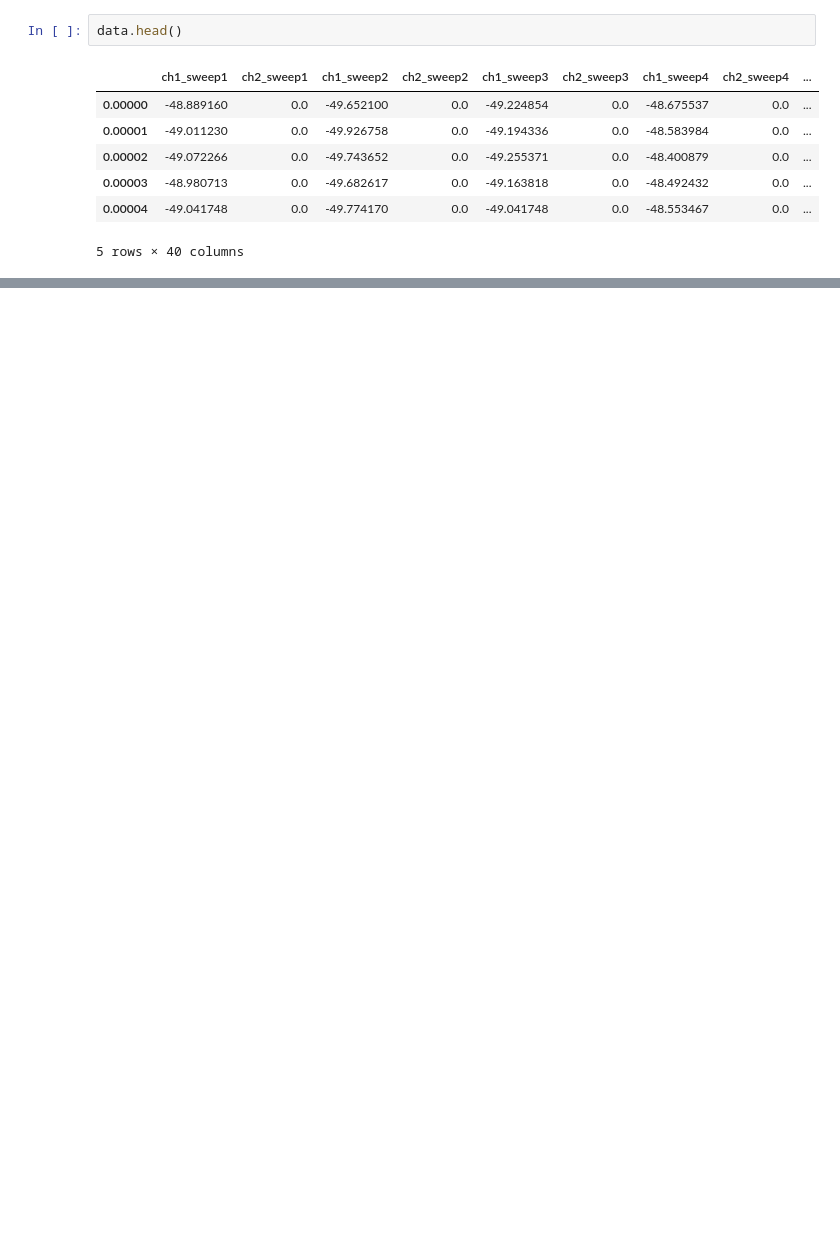
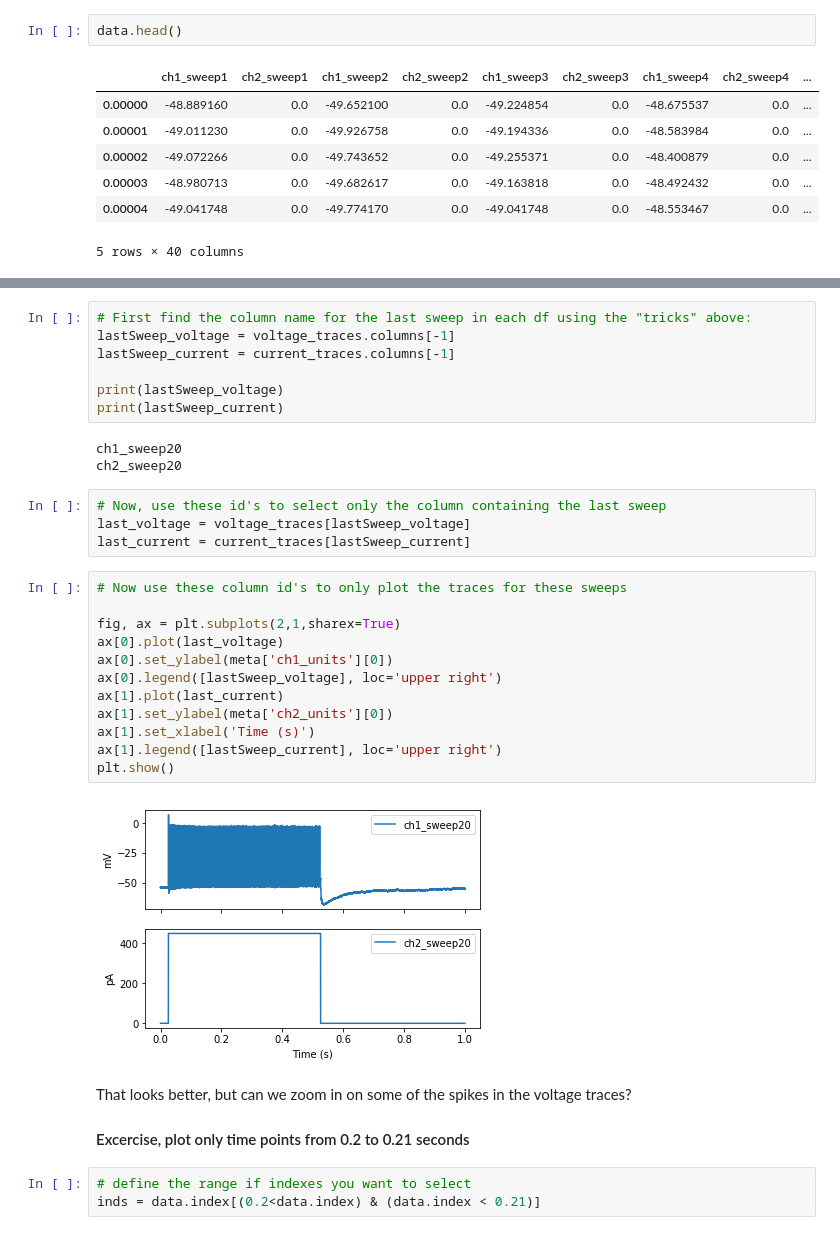
Before and after one commit to dasaderi/python_neurobootcamp, a Jupyter notebook: day-2/Electrophysiology.ipynb, the cells around one changed output, grey strips where cells are left out. Cells and saved outputs as stored; diff of their text form; blank space fills up the shorter version.

```diff
--- a/day-2/Electrophysiology.ipynb
+++ b/day-2/Electrophysiology.ipynb
@@ -37,0 +131,34 @@ data.head()
+# %%
+# First find the column name for the last sweep in each df using the "tricks" above:
+lastSweep_voltage = voltage_traces.columns[-1]
+lastSweep_current = current_traces.columns[-1]
+
+print(lastSweep_voltage)
+print(lastSweep_current)
+# %% [output]
+ch1_sweep20
+ch2_sweep20
+# %%
+# Now, use these id's to select only the column containing the last sweep
+last_voltage = voltage_traces[lastSweep_voltage]
+last_current = current_traces[lastSweep_current]
+# %%
+# Now use these column id's to only plot the traces for these sweeps
+
+fig, ax = plt.subplots(2,1,sharex=True)
+ax[0].plot(last_voltage)
+ax[0].set_ylabel(meta['ch1_units'][0])
+ax[0].legend([lastSweep_voltage], loc='upper right')
+ax[1].plot(last_current)
+ax[1].set_ylabel(meta['ch2_units'][0])
+ax[1].set_xlabel('Time (s)')
+ax[1].legend([lastSweep_current], loc='upper right')
+plt.show()
+# %% [output]
+[figure, added]
+# %% [markdown]
+That looks better, but can we zoom in on some of the spikes in the voltage traces?
+#### Excercise, plot only time points from 0.2 to 0.21 seconds
+# %%
+# define the range if indexes you want to select
+inds = data.index[(0.2<data.index) & (data.index < 0.21)]
```
Also changed, not shown: parts of 21 cells of this notebook, 9 other files.
